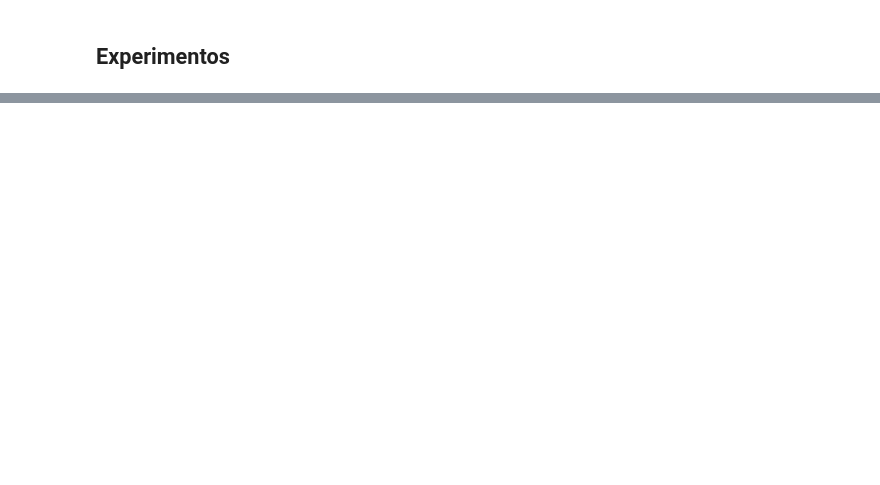
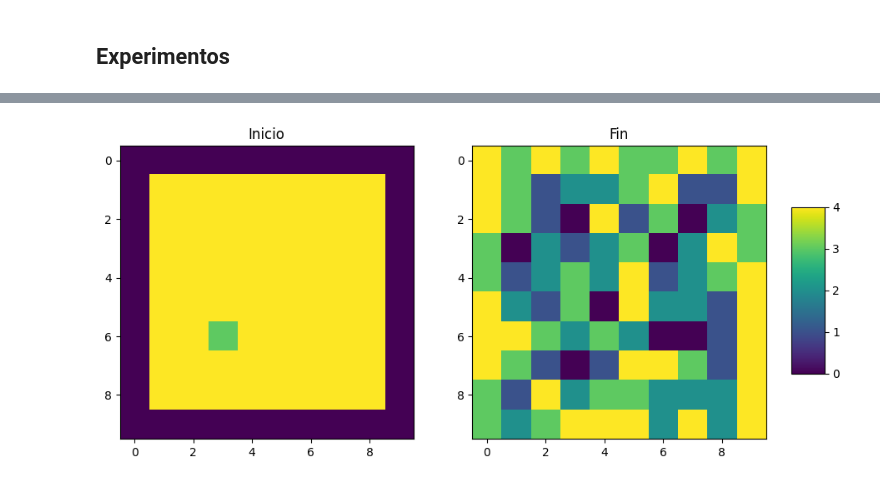
Before and after one commit to sergiohzlz/modelo_gentrificacion, a Jupyter notebook: Experimentos_exponencial.ipynb, the cells around one changed output, grey strips where cells are left out. Drawn from its saved outputs; the diff is of its cells as text; code cells hidden in the pictures; blank space fills up the shorter version.

Commit message:
modelos distrib exponencial

```diff
--- a/Experimentos_exponencial.ipynb
+++ b/Experimentos_exponencial.ipynb
@@ -122,2 +140,2 @@ Las poblaciones C 1251 e I 1249
 # %%
-V, obs, bins_e = A.experimento(iters=10, p=2)
+V, obs, bins_e = A.experimento_exponencial(rng, iters=50, p=5, n=10, pad=1, N=255, mu=10)
@@ -123,0 +157,13 @@ V, obs, bins_e = A.experimento(iters=10, p=2)
+# %%
+fig, ax = plt.subplots(1,2, figsize=(10,5))
+cax = fig.add_axes([0.93, 0.3, 0.04, 0.4])
+
+ax[0].set_title("Inicio")
+im0 = ax[0].imshow(V[0], cmap='viridis')
+ax[1].set_title("Fin")
+im1 = ax[1].imshow(V[-1], cmap='viridis')
+
+fig.colorbar(im1, cax=cax, orientation='vertical')
+plt.show()
+# %% [output]
+[figure, added]
```
Also changed, not shown: parts of 16 cells of this notebook, 1 other file.
